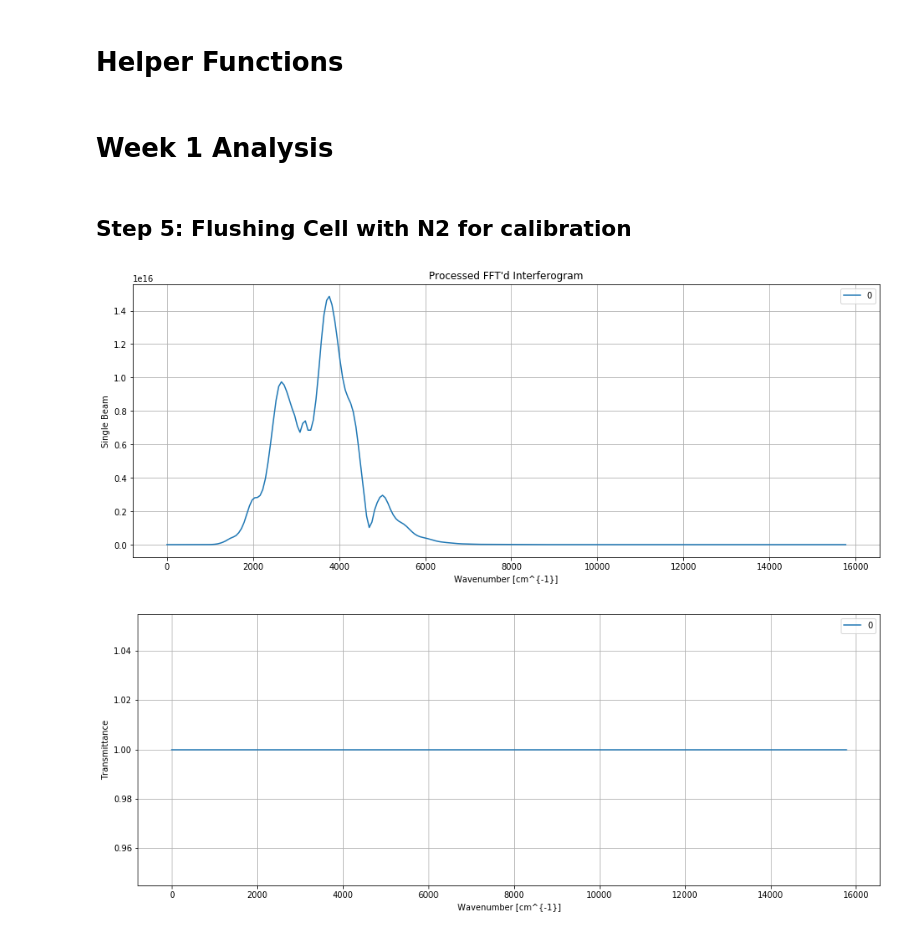
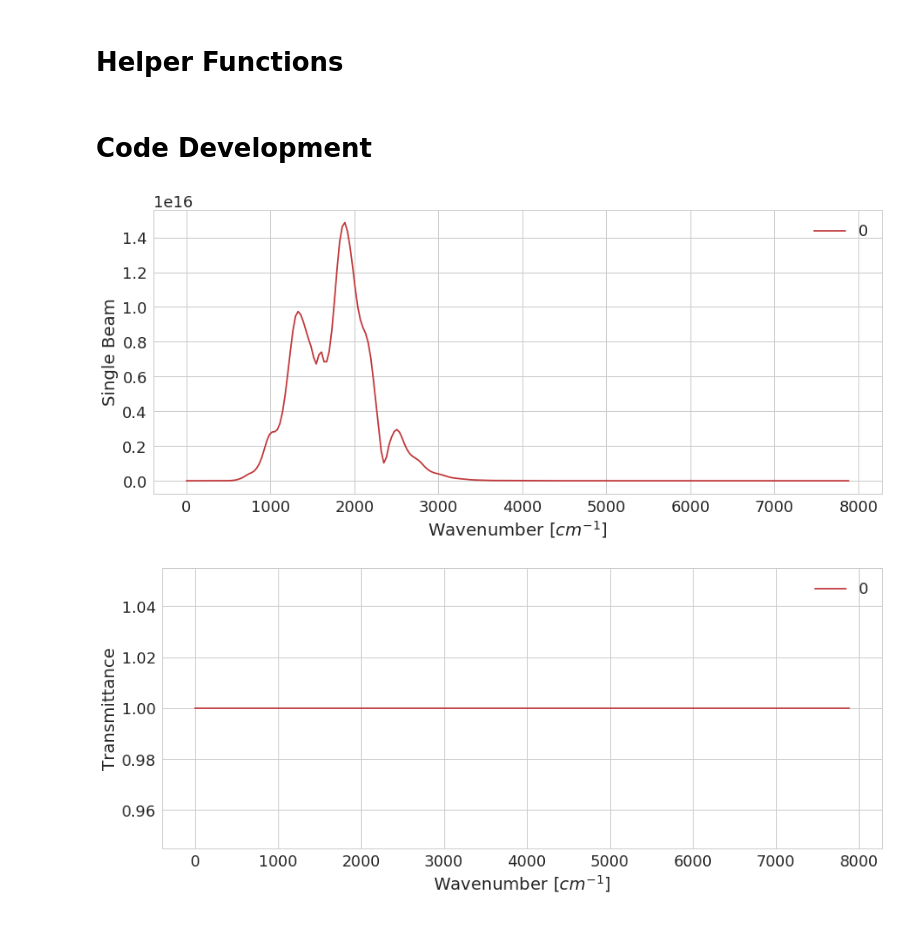
Before and after one commit to estherlin/enph352, a Jupyter notebook: data/lab1/analysis.ipynb, the cells around one changed output. Cells and saved outputs as stored; diff of their text form; code cells hidden in the pictures.

```diff
--- a/data/lab1/analysis.ipynb
+++ b/data/lab1/analysis.ipynb
@@ -16,6 +16,13 @@ from scipy.fftpack import fft, fftshift
 
 %matplotlib inline
 plt.rcParams['figure.figsize'] = [16, 6]
+plt.rcParams.update({'font.size': 22})
+
+import seaborn as sns
+sns.set()
+sns.set(rc={'figure.figsize':(15,6)}, font_scale=1.8)
+sns.set_style('whitegrid', {'font.family':'helvetica', 'font.serif':'Times New Roman'})
+sns.set_palette("RdBu")
 # %% [markdown]
 # Helper Functions
 # %%
@@ -43,7 +50,7 @@ class Interferogram:
         spectra: fourier transformed spectra with mertz correction
     """
 
-    def __init__(self, DIR, filename, sampling=2):
+    def __init__(self, DIR, filename, sampling=1):
         self.dir = DIR
         self.filename = filename
 
@@ -210,7 +217,10 @@ class Interferogram:
     @staticmethod
     def triangular_signal(center, total_len):
         window = signal.triang(2*center-1)
-        return np.concatenate((window, np.zeros(total_len-len(window))))
+        try:
+            return np.concatenate((window, np.zeros(total_len-len(window))))
+        except:
+            return window[:total_len]
 
     @staticmethod
     def calc_transmittance(interferogram1, interferogram2):
@@ -243,12 +253,10 @@ class Interferogram:
             A numpy array of absorbances.
         """
         return -np.log(transmittance)
-# %% [markdown]
-# Week 1 Analysis
+# %% [markdown]
+# Code Development
 # %%
 DIR = "week1/"
-# %% [markdown]
-## Step 5: Flushing Cell with N2 for calibration
 # %%
 #filename = "week1_step5_n2_flush.txt"
 filename = "week1_centering.txt"
@@ -256,29 +264,29 @@ curr = Interferogram(DIR, filename)
 # %%
 # The FT'd result
 plt.figure()
 ind = int(len(curr.wavenumbers[0])/2)
 for i in range(0, 1):
     plt.plot(curr.wavenumbers[i][:ind], curr.spectra[i][:ind], label=str(i))
 plt.grid(True)
-plt.xlabel("Wavenumber [cm^{-1}]")
+plt.xlabel(r"Wavenumber [$cm^{-1}$]")
 plt.ylabel("Single Beam")
-plt.title("Processed FFT'd Interferogram")
+#plt.title("Processed FFT'd Interferogram")
 plt.legend()
 plt.show()
 # %% [output]
-[figure, old version]
+[figure, new version]
 # %%
 plt.figure()
 ind = int(len(curr.wavenumbers[0])/2)
 for i in range(0, curr.num_acq):
     plt.plot(curr.wavenumbers[i][:ind], Interferogram.calc_transmittance(curr.spectra[0][:ind], curr.spectra[0][:ind]), label=str(i))
 plt.grid(True)
-plt.xlabel("Wavenumber [cm^{-1}]")
+plt.xlabel(r"Wavenumber [$cm^{-1}$]")
 plt.ylabel("Transmittance")
 plt.legend()
 plt.show()
 # %% [output]
-[figure, old version]
+[figure, new version]
 # %%
 plt.figure()
 for i in range(0, curr.num_acq):
```
Also changed, not shown: parts of 16 cells of this notebook, 6 other files.
